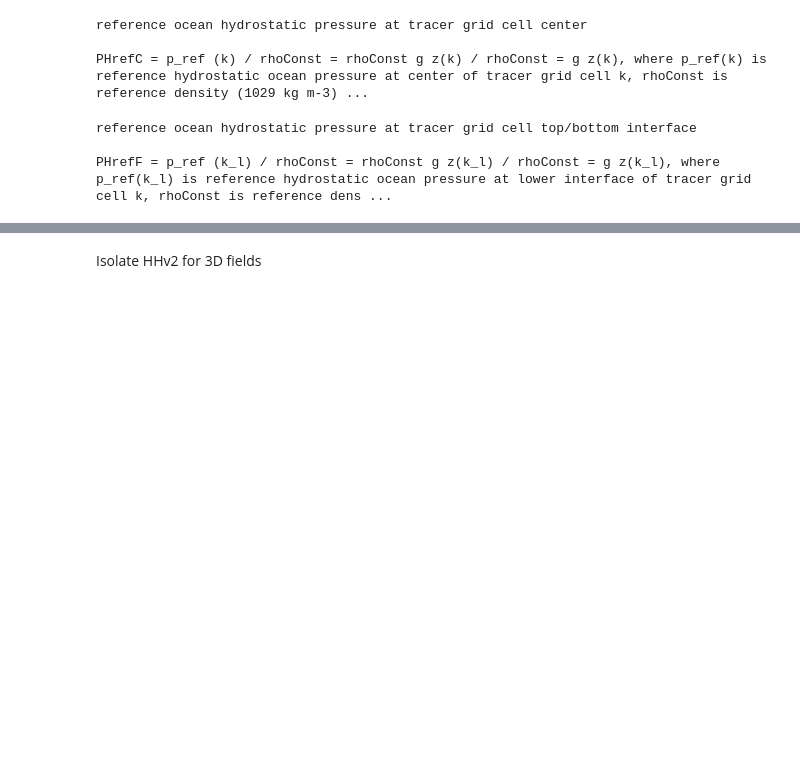
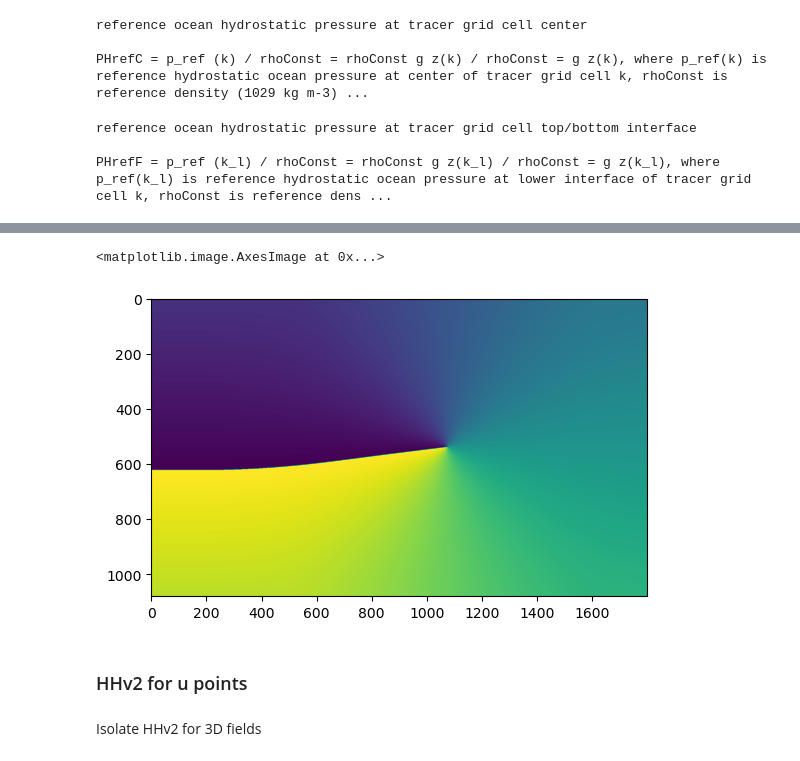
Before and after one commit to ifenty/SASSIE_downscale_ecco_v5, a Jupyter notebook: 02_make geometry ds.ipynb, the cells around one changed output, grey strips where cells are left out. Drawn from its saved outputs; the diff is of its cells as text; code cells hidden in the pictures; blank space fills up the shorter version.

```diff
--- a/02_make geometry ds.ipynb
+++ b/02_make geometry ds.ipynb
@@ -703,3 +776,30 @@ PHrefF = p_ref (k_l) / rhoConst = rhoConst g z(k_l) / rhoConst = g z(k_l), where
+# %%
+## function to slice small pieces from Faces 1 and 4 and combine them to the Arctic Face 3
+def combine_sassie_N1_faces_to_HHv2_XX_bnds(face_arr):
+    ## run function to extract 4 corners of each tracer grid cell
+    face_arr_1 = XC_and_YC_bnds(face_arr[1])
+    face_arr_3 = XC_and_YC_bnds(face_arr[3])
+    face_arr_4 = XC_and_YC_bnds(face_arr[4])
+
+    # dimensions of the final Arctic HH field. 535+185+1080=1800
+    new_arr = np.zeros((1080, 1800, 4))
+    # cut out sections we want and assign them to location on HH
+    new_arr[:, 185:185 + 1080, :] = face_arr_3
+    # rotate Face 1 to line up with orientation of Face 3
+    new_arr[:, 0:185, :] = np.transpose(face_arr_1[-185:,::-1,:],axes=(1,0,2)).reshape(1080,185,4)
+    new_arr[:, 185 + 1080:, :] = face_arr_4[:,:535,:]
+
+    new_arr = np.rot90(new_arr,2) # rotate it 180 so Greenland/AK are on bottom
+    return new_arr
+# %%
+XC_bnds_HHv2 = combine_sassie_N1_faces_to_HHv2_XX_bnds(XG_N1_faces)
+# %%
+plt.imshow(XC_bnds_HHv2[:,:,0])
+# %% [output]
+<matplotlib.image.AxesImage at 0x...>
+[figure, added]
+# %% [markdown]
+### HHv2 for u points
 # %%
 def combine_sassie_N1_faces_to_HHv2_u_point(face_arr_u, face_arr_v, vec=False):
     new_arr = np.zeros((1080, 1441))
```
Also changed, not shown: parts of 13 cells of this notebook.
